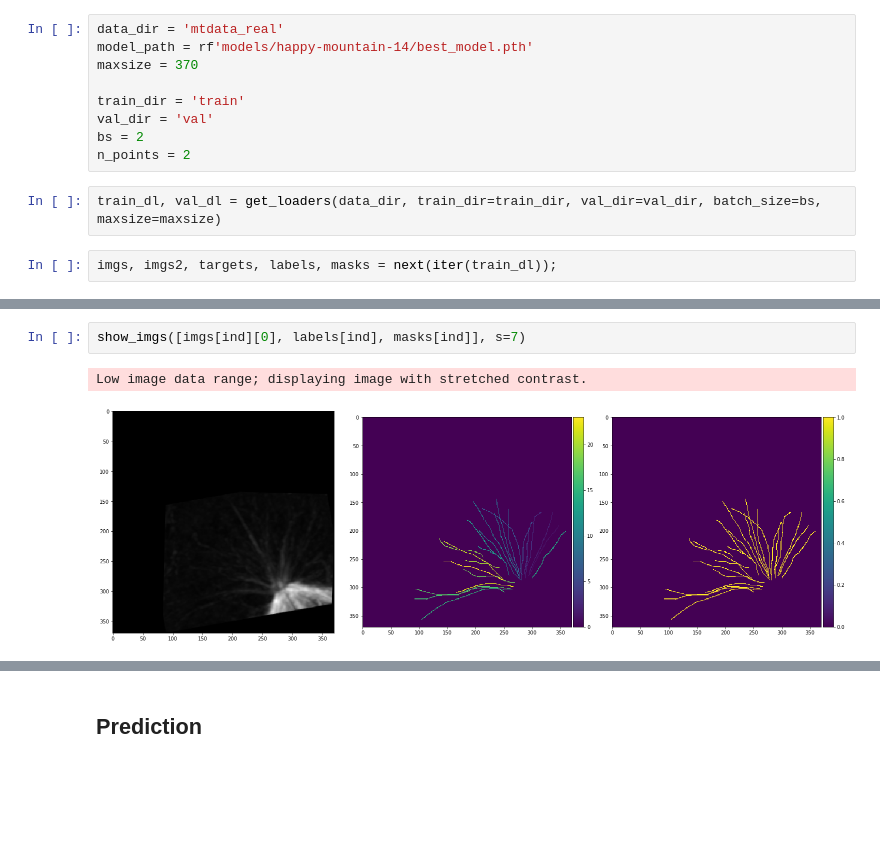
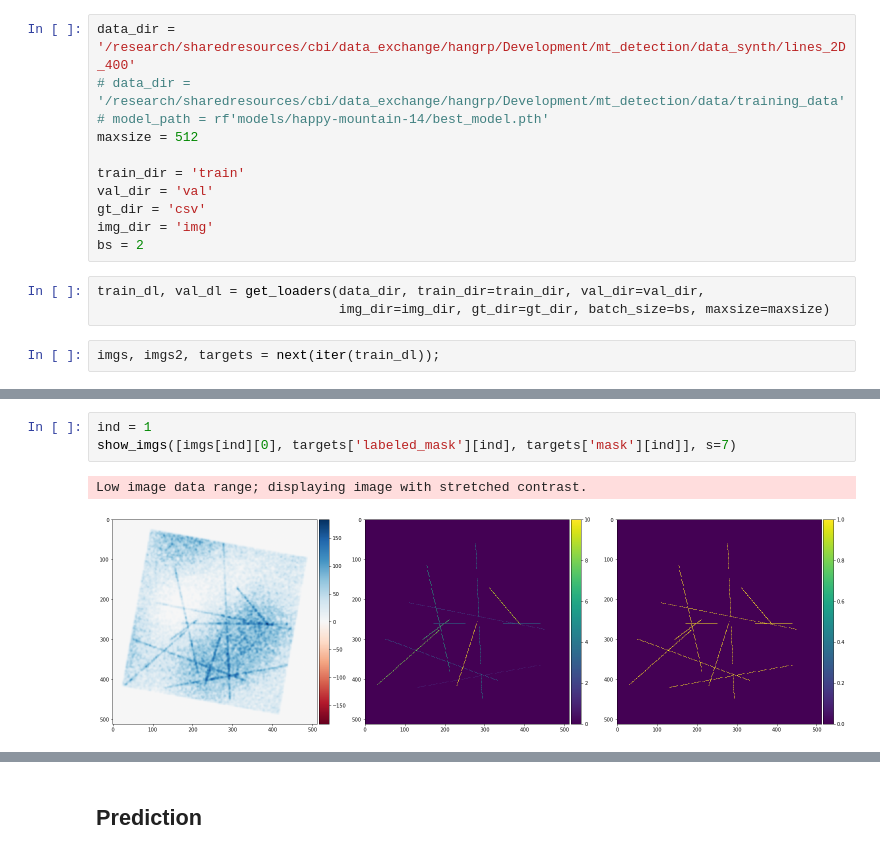
Before and after one commit to amedyukhina/trace-net, a Jupyter notebook: test_loading_and_prediction.ipynb, the cells around one changed output, grey strips where cells are left out. Cells and saved outputs as stored; diff of their text form; blank space fills up the shorter version.

Commit message:
test new data pipeline

```diff
--- a/test_loading_and_prediction.ipynb
+++ b/test_loading_and_prediction.ipynb
@@ -13,14 +13,17 @@ from tracenet.utils.plot import plot_traces, show_imgs
 from tracenet.models.detr import get_detr
 # %%
-data_dir = 'mtdata_real'
-model_path = rf'models/happy-mountain-14/best_model.pth'
-maxsize = 370
+data_dir = '/research/sharedresources/cbi/data_exchange/hangrp/Development/mt_detection/data_synth/lines_2D_400'
+# data_dir = '/research/sharedresources/cbi/data_exchange/hangrp/Development/mt_detection/data/training_data'
+# model_path = rf'models/happy-mountain-14/best_model.pth'
+maxsize = 512
 
 train_dir = 'train'
 val_dir = 'val'
+gt_dir = 'csv'
+img_dir = 'img'
 bs = 2
-n_points = 2
 # %%
-train_dl, val_dl = get_loaders(data_dir, train_dir=train_dir, val_dir=val_dir, batch_size=bs, maxsize=maxsize)
+train_dl, val_dl = get_loaders(data_dir, train_dir=train_dir, val_dir=val_dir,
+                               img_dir=img_dir, gt_dir=gt_dir, batch_size=bs, maxsize=maxsize)
 # %%
-imgs, imgs2, targets, labels, masks = next(iter(train_dl));
+imgs, imgs2, targets = next(iter(train_dl));
@@ -32,5 +30,6 @@ img_gt = plot_traces(imgs[ind], targets[ind]['boxes'], return_image=True)
 # %%
-show_imgs([imgs[ind][0], labels[ind], masks[ind]], s=7)
+ind = 1
+show_imgs([imgs[ind][0], targets['labeled_mask'][ind], targets['mask'][ind]], s=7)
 # %% [output]
 Low image data range; displaying image with stretched contrast.
-[figure, old version]
+[figure, new version]
```
Also changed, not shown: parts of 7 cells of this notebook.
